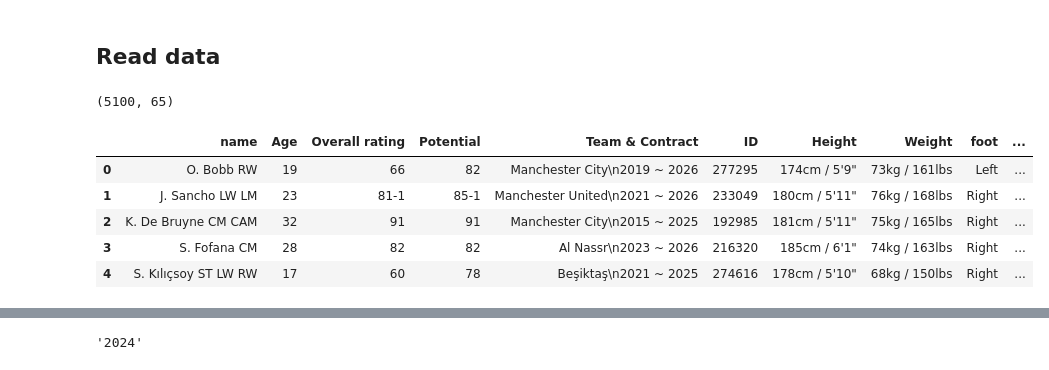
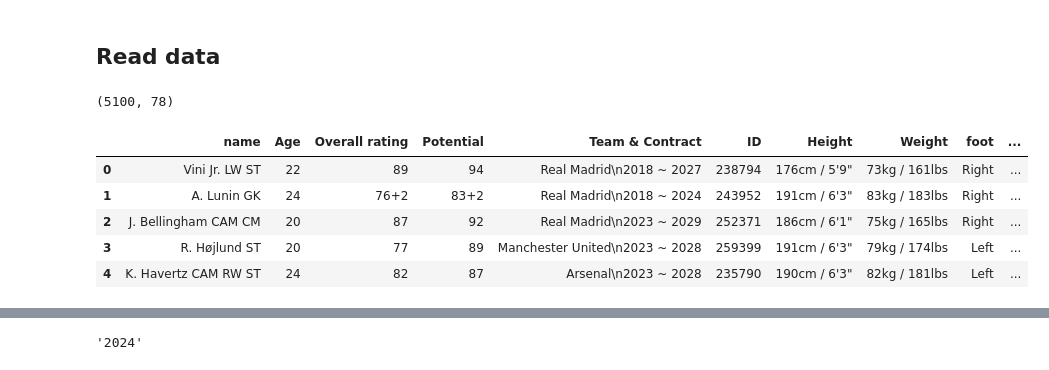
Before and after one commit to aladelca/enterprise_data_science, a Jupyter notebook: train/training.ipynb, the cells around one changed output, grey strips where cells are left out. Saved outputs shown, nothing was run; the diff lists cells and outputs as text; code cells hidden in the pictures.

```diff
--- a/train/training.ipynb
+++ b/train/training.ipynb
@@ -11,17 +14,18 @@ warnings.filterwarnings('ignore')
 ## Read data
 # %%
 data_path = 'https://raw.githubusercontent.com/aladelca/enterprise_data_science/main/data_extract/players_all.csv'
+data_path = 'data_extract/players_all.csv'
 data = pd.read_csv(data_path, index_col=0)
 print(data.shape)
 data.head()
 # %% [output]
-(5100, 65)
+(5100, 78)
 |  | name | Age | Overall rating | Potential | Team & Contract | ID | Height | Weight | foot | ... |
-| 0 | O. Bobb RW | 19 | 66 | 82 | Manchester City\n2019 ~ 2026 | 277295 | 174cm / 5'9" | 73kg / 161lbs | Left | ... |
-| 1 | J. Sancho LW LM | 23 | 81-1 | 85-1 | Manchester United\n2021 ~ 2026 | 233049 | 180cm / 5'11" | 76kg / 168lbs | Right | ... |
-| 2 | K. De Bruyne CM CAM | 32 | 91 | 91 | Manchester City\n2015 ~ 2025 | 192985 | 181cm / 5'11" | 75kg / 165lbs | Right | ... |
-| 3 | S. Fofana CM | 28 | 82 | 82 | Al Nassr\n2023 ~ 2026 | 216320 | 185cm / 6'1" | 74kg / 163lbs | Right | ... |
-| 4 | S. Kılıçsoy ST LW RW | 17 | 60 | 78 | Beşiktaş\n2021 ~ 2025 | 274616 | 178cm / 5'10" | 68kg / 150lbs | Right | ... |
+| 0 | Vini Jr. LW ST | 22 | 89 | 94 | Real Madrid\n2018 ~ 2027 | 238794 | 176cm / 5'9" | 73kg / 161lbs | Right | ... |
+| 1 | A. Lunin GK | 24 | 76+2 | 83+2 | Real Madrid\n2018 ~ 2024 | 243952 | 191cm / 6'3" | 83kg / 183lbs | Right | ... |
+| 2 | J. Bellingham CAM CM | 20 | 87 | 92 | Real Madrid\n2023 ~ 2029 | 252371 | 186cm / 6'1" | 75kg / 165lbs | Right | ... |
+| 3 | R. Højlund ST | 20 | 77 | 89 | Manchester United\n2023 ~ 2028 | 259399 | 191cm / 6'3" | 79kg / 174lbs | Left | ... |
+| 4 | K. Havertz CAM RW ST | 24 | 82 | 87 | Arsenal\n2023 ~ 2028 | 235790 | 190cm / 6'3" | 82kg / 181lbs | Left | ... |
 # %%
 ### Data cleaning
 ##### Cleaning height and weight
```
Also changed, not shown: parts of 6 cells of this notebook.
